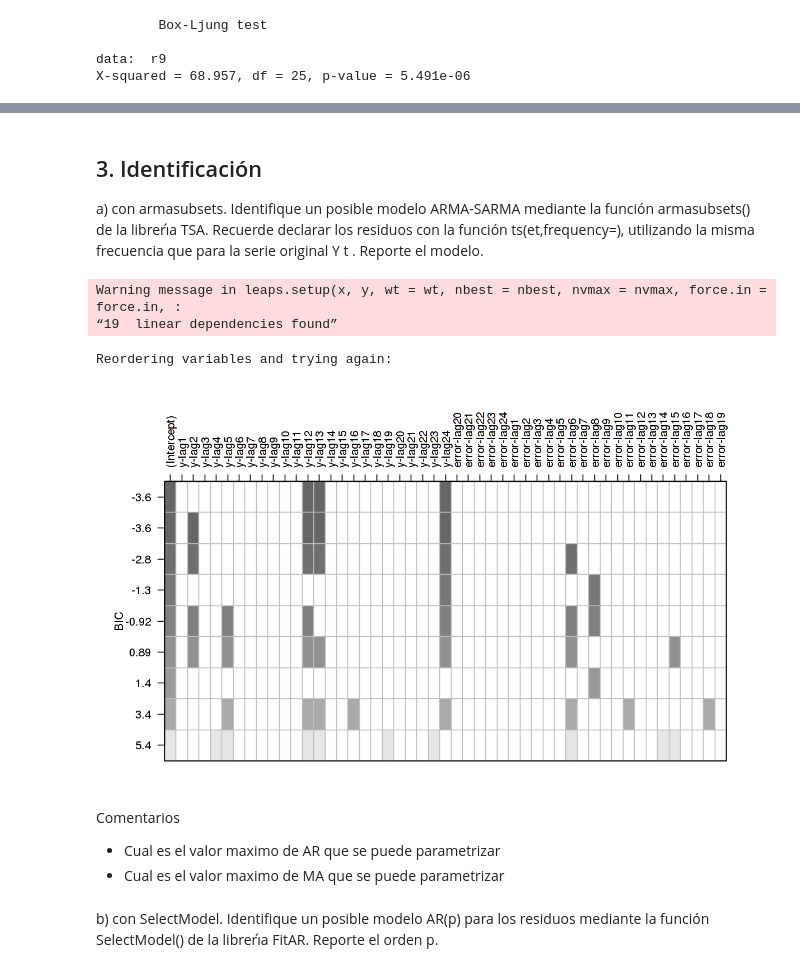
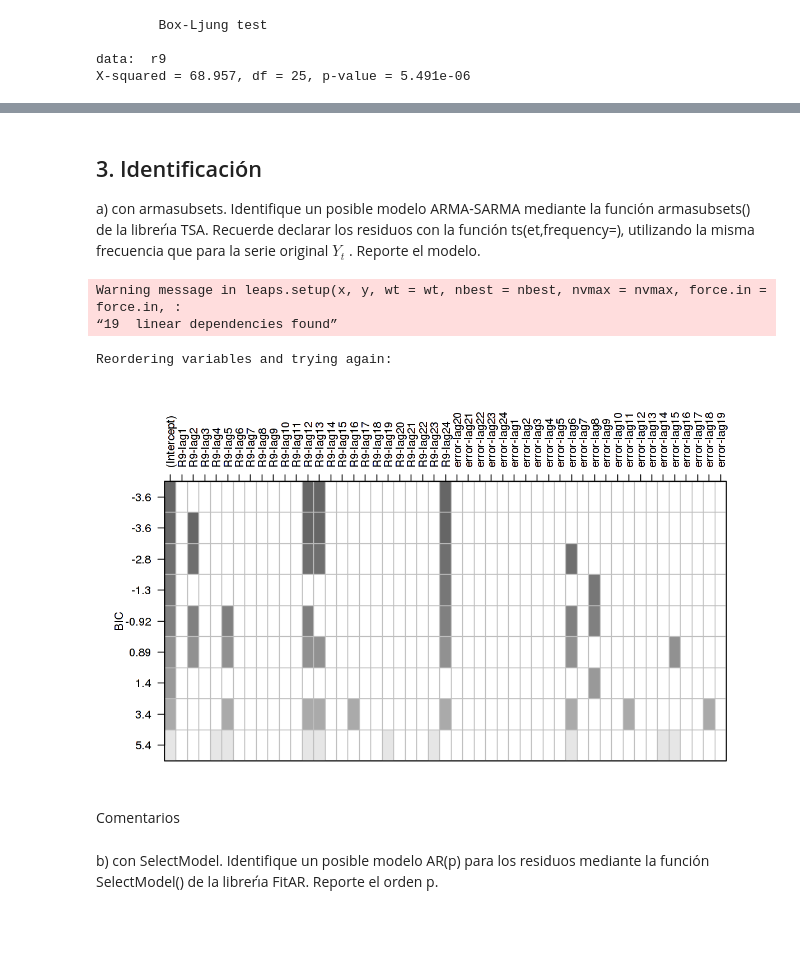
Before and after one commit to davidrivera62/Trabajo2, a Jupyter notebook: Trabajo 2.ipynb, the cells around one changed output, grey strips where cells are left out. Drawn from its saved outputs; the diff is of its cells as text; code cells hidden in the pictures; blank space fills up the shorter version.

```diff
--- a/Trabajo 2.ipynb
+++ b/Trabajo 2.ipynb
@@ -212,26 +224,26 @@ Comentarios....
 a) con armasubsets. Identifique un posible modelo ARMA-SARMA mediante la
 función armasubsets() de la librerı́a TSA. Recuerde declarar los residuos con
 la función ts(et,frequency=), utilizando la misma frecuencia que para la serie
-original Y t . Reporte el modelo.
+original $Y_t$ . Reporte el modelo.
 # %%
 #------------identificador armasubsets
 
-res=armasubsets(y=r9,
+r9ts=ts(r9,frequency = 12)
+
+res=armasubsets(y=r9ts,
 nar=24,nma=24,
-y.name='y',
+y.name='R9',
 ar.method='ols')
 
 par(mfrow=c(1,1))
 plot(res)
 # %% [output]
 Warning message in leaps.setup(x, y, wt = wt, nbest = nbest, nvmax = nvmax, force.in = force.in, :
 “19  linear dependencies found”
 Reordering variables and trying again:
-[figure, old version]
+[figure, new version]
-# %% [markdown]
-Comentarios
--  Cual es el valor maximo de AR que se puede parametrizar
--  Cual es el valor maximo de MA que se puede parametrizar
+# %% [markdown]
+Comentarios
 # %% [markdown]
 b) con SelectModel. Identifique un posible modelo AR(p) para los residuos mediante la función SelectModel() de la librerı́a FitAR. Reporte el orden p.
 # %%
```
Also changed, not shown: parts of 9 cells of this notebook.
